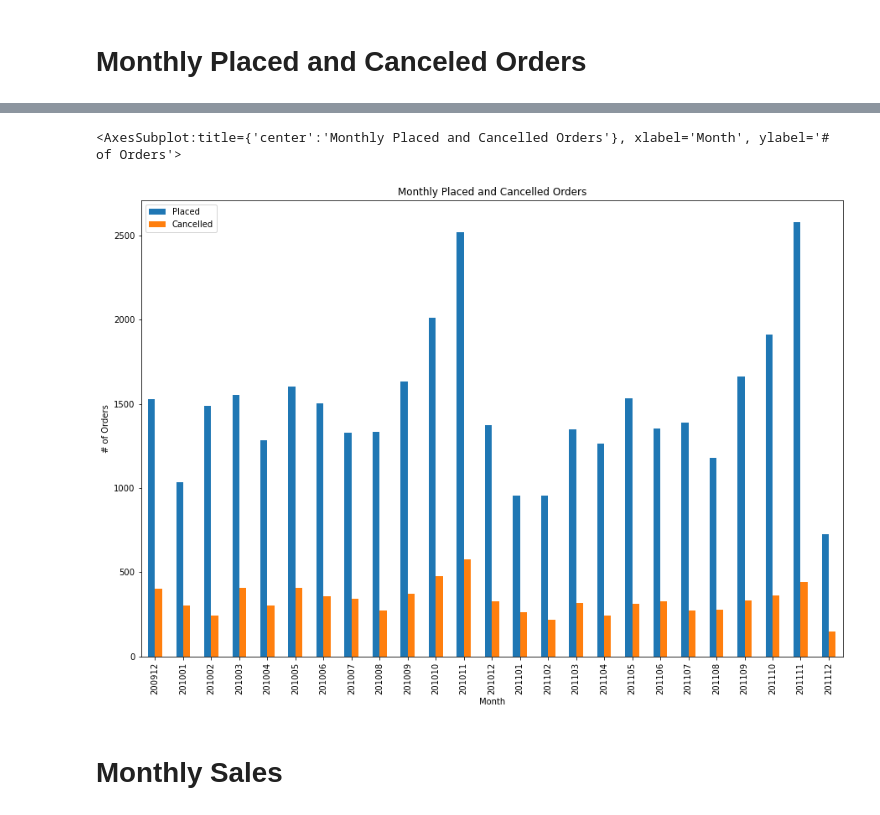
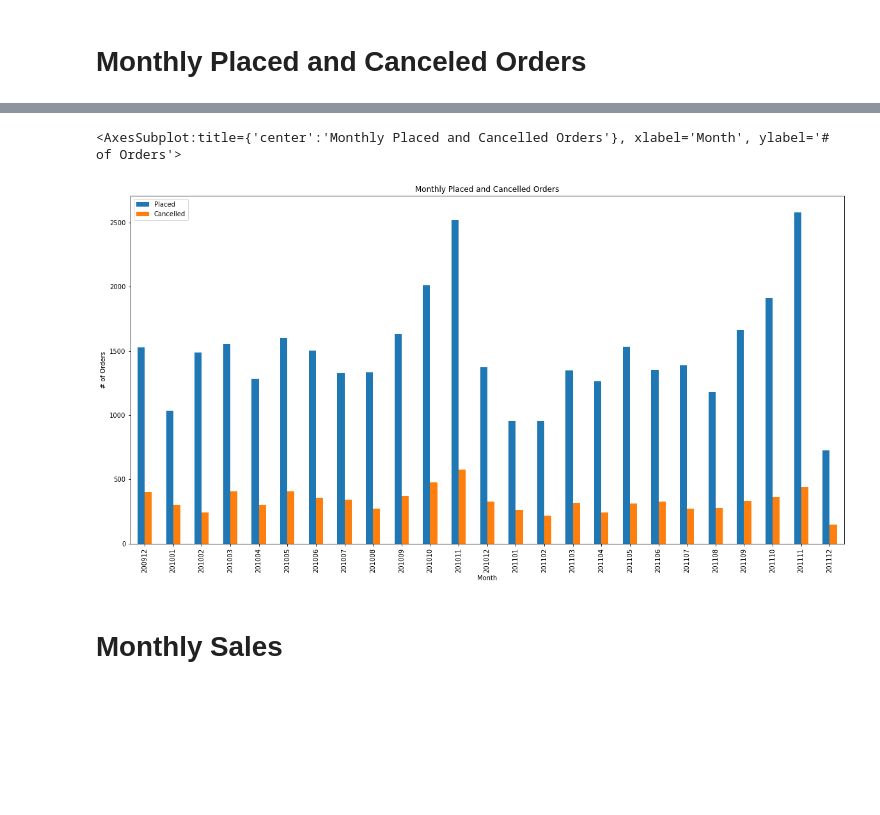
Before and after one commit to jarviscanada/jarvis_data_eng_MiguelDario, a Jupyter notebook: python_data_analytics/python_data_wrangling/retail_data_analytics_wrangling.ipynb, the cells around one changed output, grey strips where cells are left out. Drawn from its saved outputs; the diff is of its cells as text; code cells hidden in the pictures; blank space fills up the shorter version.

Commit message:
Monthly sales growth, and active users

```diff
--- a/python_data_analytics/python_data_wrangling/retail_data_analytics_wrangling.ipynb
+++ b/python_data_analytics/python_data_wrangling/retail_data_analytics_wrangling.ipynb
@@ -291,6 +223,6 @@ month_df["InvoiceDate"] = year * 100 + month
 
 #Reanme Invoice Date to Invoice Month
 month_df.rename(columns = {"InvoiceDate" : "InvoiceMonth"}, inplace = True)
-#month_df["InvoiceMonth"] = month_df.astype({"InvoiceMonth" : 'str'})
-month_df.info()
+month_df = month_df.astype({"InvoiceMonth" : 'str'})
+month_df.head()
 # %% [output]
@@ -321,14 +273,14 @@ monthly_total_orders_df.name = "Total"
 monthly_placed_orders_df.name = "Placed"
 # %%
 #Combine the serieses into a data frame
-orders_df = pd.concat([monthly_placed_orders_df, monthly_cancelled_orders_df], axis=1)
+orders_df = pd.concat([monthly_placed_orders_df, monthly_cancelled_orders_df], axis=1).reset_index()
 
 
 #Plot the data frame
-orders_df.plot(title = 'Monthly Placed and Cancelled Orders', xlabel = "Month", ylabel = "# of Orders", kind='bar', figsize =(15,10))
+orders_df.plot(title = 'Monthly Placed and Cancelled Orders', x = "InvoiceMonth", y = ["Placed", "Cancelled"], xlabel = "Month", ylabel = "# of Orders", kind='bar', figsize =(20,10))
 # %% [output]
 <AxesSubplot:title={'center':'Monthly Placed and Cancelled Orders'}, xlabel='Month', ylabel='# of Orders'>
-[figure, old version]
+[figure, new version]
 # %% [markdown]
 # Monthly Sales
 # %% [markdown]
```
Also changed, not shown: parts of 27 cells of this notebook.
